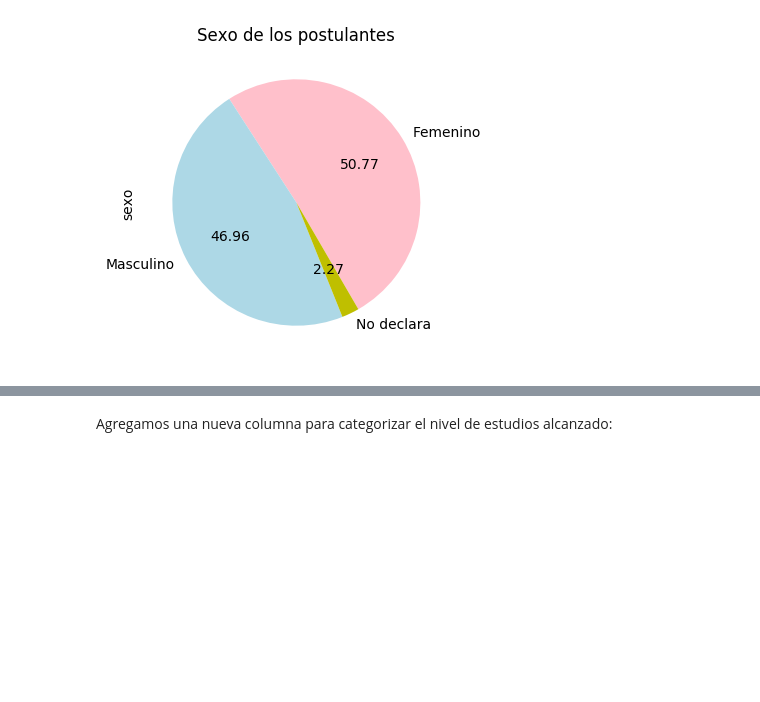
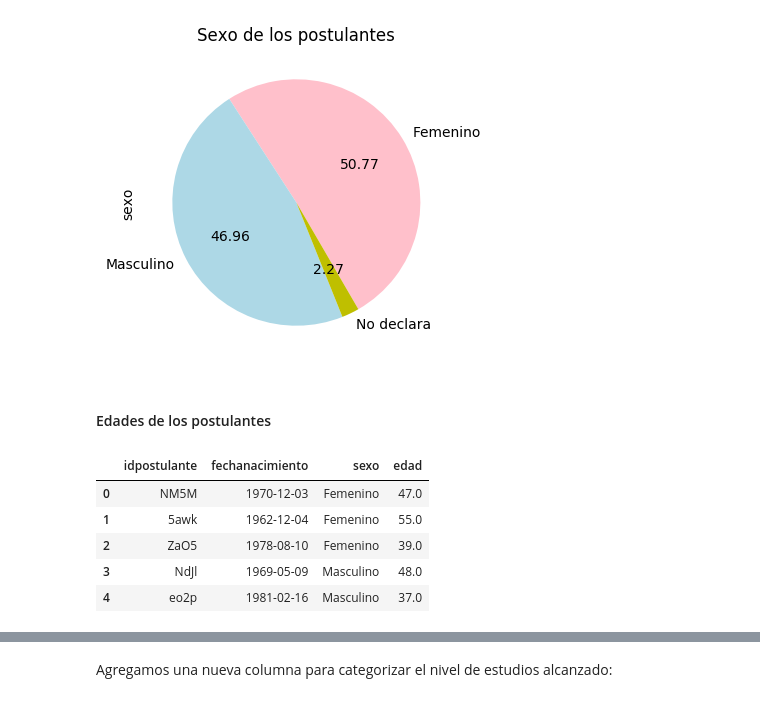
Before and after one commit to tomasBustamante/postulaciones, a Jupyter notebook: Avisos_laborales_y_postulaciones.ipynb, the cells around one changed output, grey strips where cells are left out. Drawn from its saved outputs; the diff is of its cells as text; code cells hidden in the pictures; blank space fills up the shorter version.

Commit message:
Edades

```diff
--- a/Avisos_laborales_y_postulaciones.ipynb
+++ b/Avisos_laborales_y_postulaciones.ipynb
@@ -208,3 +208,19 @@ sexo.plot.pie(fontsize=10, figsize=(4, 4), startangle=300, autopct='%.2f',
               title='Sexo de los postulantes', colors=sex_colors);
 # %% [output]
 [figure]
+# %% [markdown]
+#### Edades de los postulantes
+# %%
+def calcular_edad(fecha_nacimiento):
+    hoy = datetime.date.today()
+    return hoy.year - fecha_nacimiento.year - ((hoy.month, hoy.day) < (fecha_nacimiento.month, fecha_nacimiento.day))
+
+postulantes_sexo_y_edad['edad'] = postulantes_sexo_y_edad['fechanacimiento'].apply(lambda x: calcular_edad(x))
+postulantes_sexo_y_edad.head()
+# %% [output]
+|  | idpostulante | fechanacimiento | sexo | edad |
+| 0 | NM5M | 1970-12-03 | Femenino | 47.0 |
+| 1 | 5awk | 1962-12-04 | Femenino | 55.0 |
+| 2 | ZaO5 | 1978-08-10 | Femenino | 39.0 |
+| 3 | NdJl | 1969-05-09 | Masculino | 48.0 |
+| 4 | eo2p | 1981-02-16 | Masculino | 37.0 |
```
Also changed, not shown: parts of 5 cells of this notebook.
